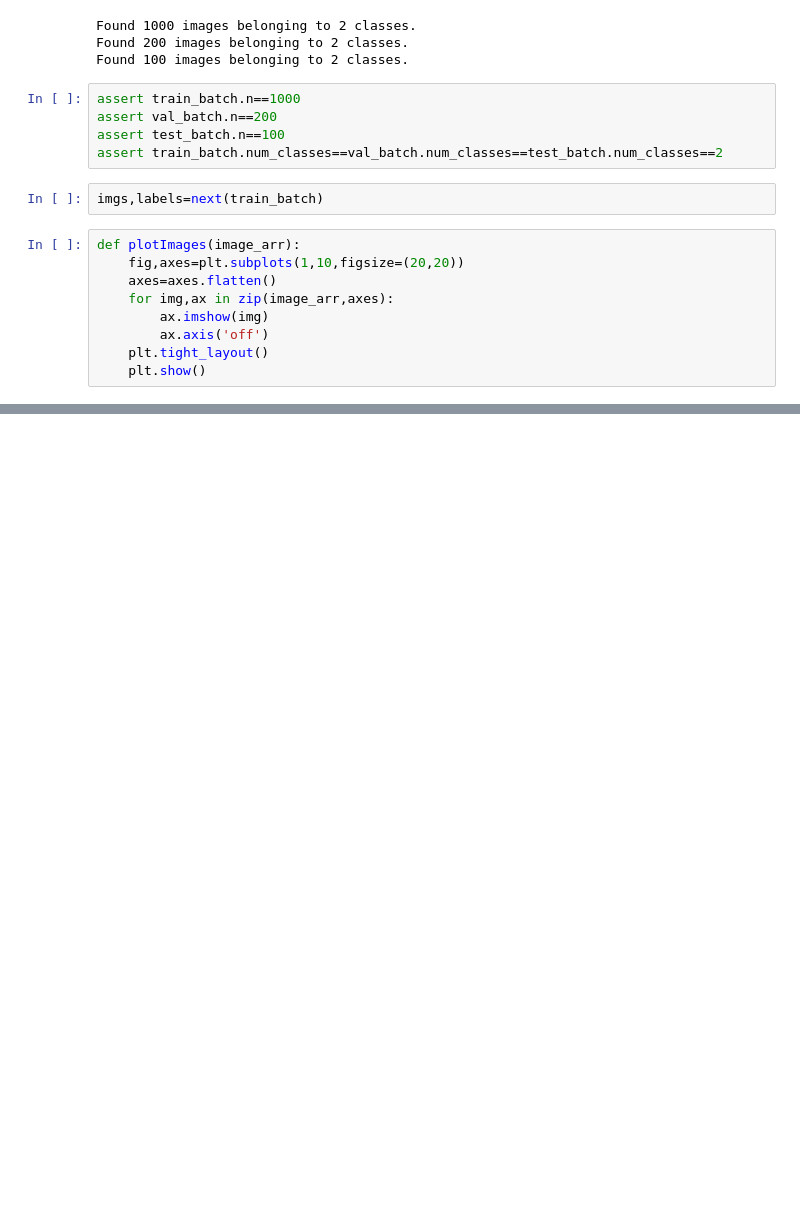
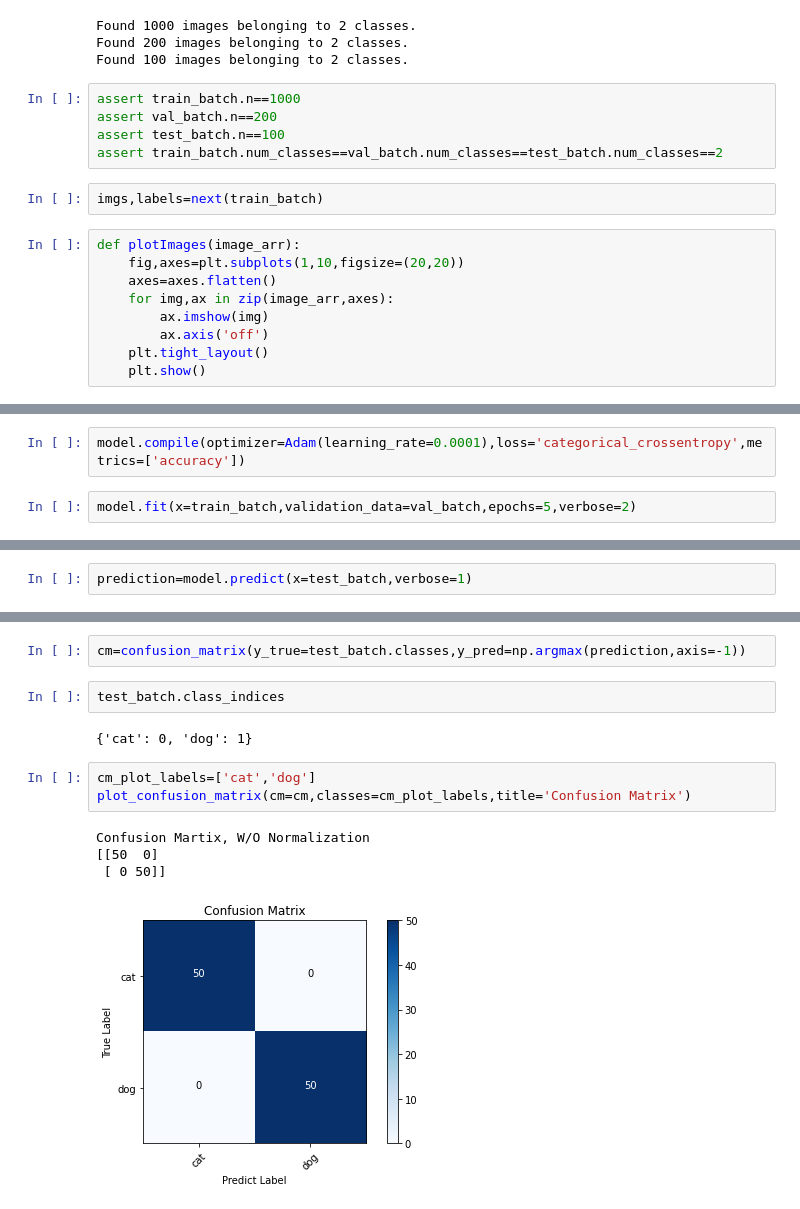
Before and after one commit to brown-liu/ML_by_frame_tensorflow, a Jupyter notebook: Dog_Cat_CNN.ipynb, the cells around one changed output, grey strips where cells are left out. Drawn from its saved outputs; the diff is of its cells as text; blank space fills up the shorter version.

```diff
--- a/Dog_Cat_CNN.ipynb
+++ b/Dog_Cat_CNN.ipynb
@@ -98,0 +322,4 @@ Clipping input data to the valid range for imshow with RGB data ([0..1] for floa
+# %%
+model.compile(optimizer=Adam(learning_rate=0.0001),loss='categorical_crossentropy',metrics=['accuracy'])
+# %%
+model.fit(x=train_batch,validation_data=val_batch,epochs=5,verbose=2)
@@ -98,0 +340,2 @@ Clipping input data to the valid range for imshow with RGB data ([0..1] for floa
+# %%
+prediction=model.predict(x=test_batch,verbose=1)
@@ -98,0 +352,14 @@ Clipping input data to the valid range for imshow with RGB data ([0..1] for floa
+# %%
+cm=confusion_matrix(y_true=test_batch.classes,y_pred=np.argmax(prediction,axis=-1))
+# %%
+test_batch.class_indices
+# %% [output]
+{'cat': 0, 'dog': 1}
+# %%
+cm_plot_labels=['cat','dog']
+plot_confusion_matrix(cm=cm,classes=cm_plot_labels,title='Confusion Matrix')
+# %% [output]
+Confusion Martix, W/O Normalization
+[[50  0]
+ [ 0 50]]
+[figure, added]
```
Also changed, not shown: parts of 21 cells of this notebook.
